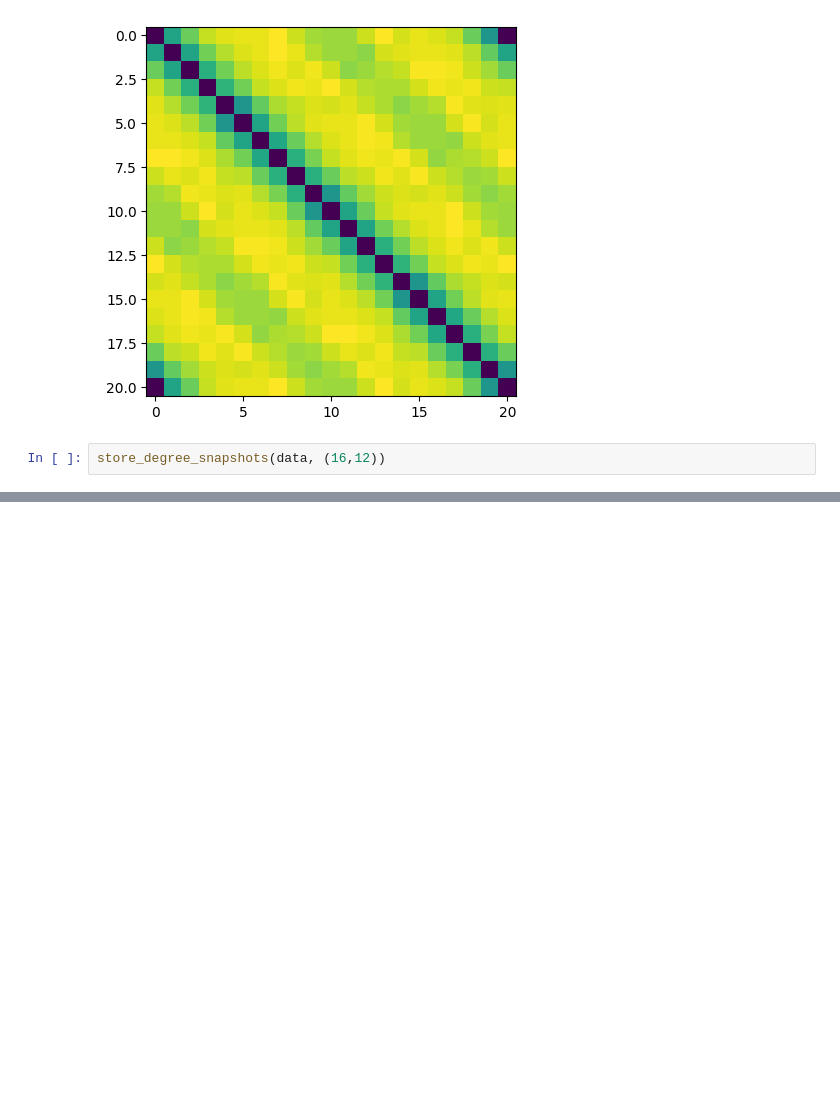
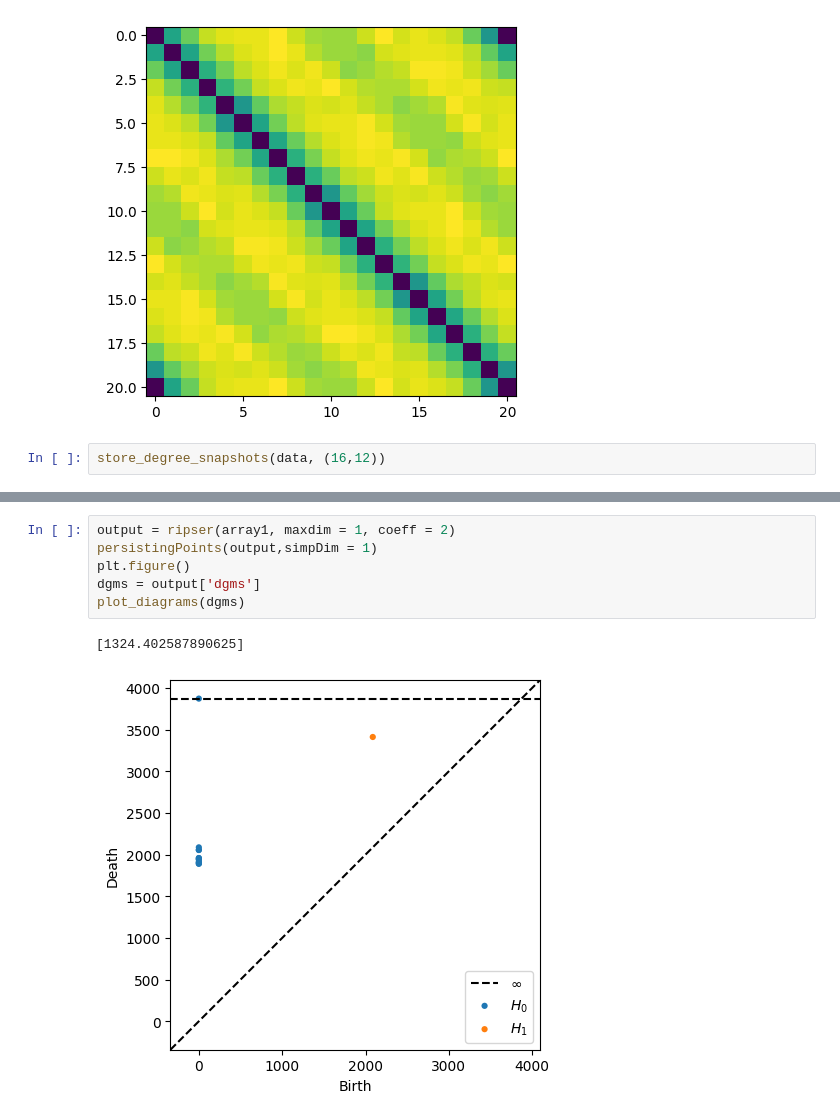
Before and after one commit to kyleormsby/persistent-symmetry, a Jupyter notebook: studentDemos/daleDemos/lensTest.ipynb, the cells around one changed output, grey strips where cells are left out. Cells and saved outputs as stored; diff of their text form; blank space fills up the shorter version.

```diff
--- a/studentDemos/daleDemos/lensTest.ipynb
+++ b/studentDemos/daleDemos/lensTest.ipynb
@@ -608,0 +707,9 @@ store_degree_snapshots(data, (16,12))
+# %%
+output = ripser(array1, maxdim = 1, coeff = 2)
+persistingPoints(output,simpDim = 1)
+plt.figure()
+dgms = output['dgms']
+plot_diagrams(dgms)
+# %% [output]
+[1324.402587890625]
+[figure, added]
```
Also changed, not shown: parts of 10 cells of this notebook, 1 other file.
